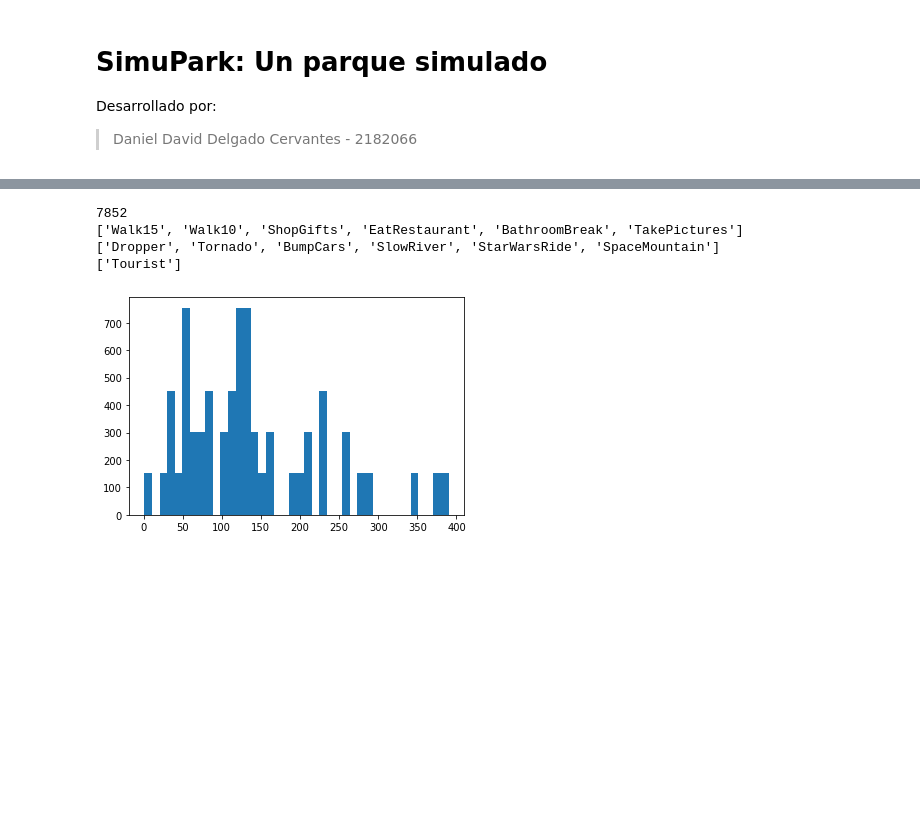
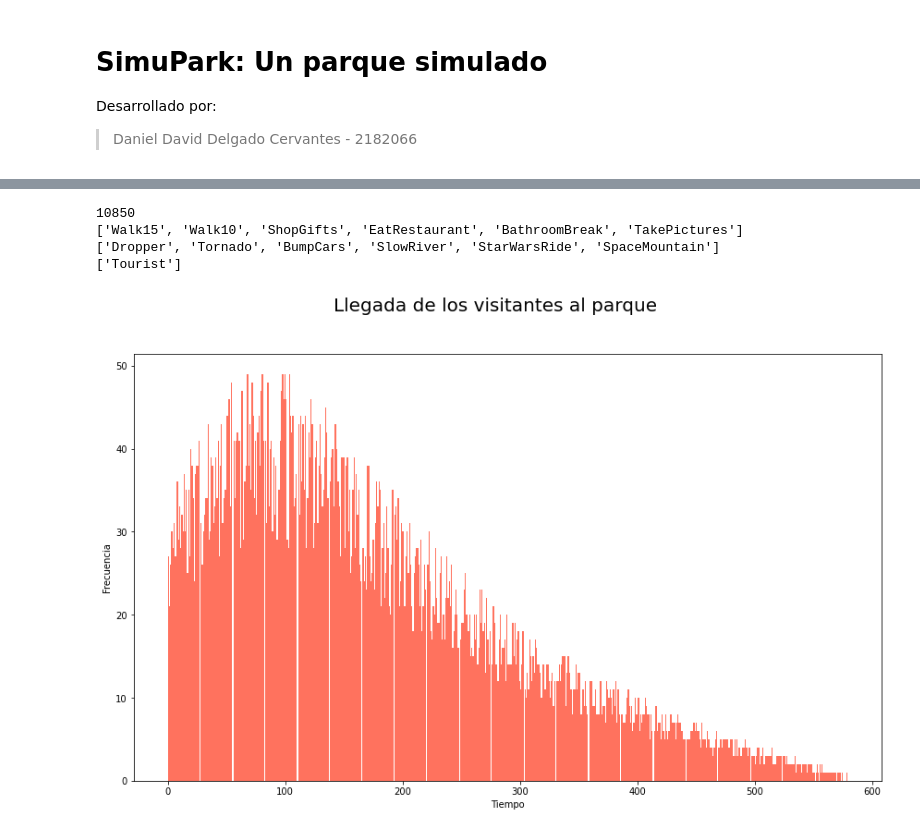
Before and after one commit to MrDahaniel/SimuPark, a Jupyter notebook: Parque.ipynb, the cells around one changed output, grey strips where cells are left out. Saved outputs shown, nothing was run; the diff lists cells and outputs as text; code cells hidden in the pictures; blank space fills up the shorter version.

```diff
--- a/Parque.ipynb
+++ b/Parque.ipynb
@@ -4,16 +4,21 @@
 Desarrollado por:
 > Daniel David Delgado Cervantes - 2182066
 # %%
-from matplotlib.pyplot import plot, hist
+from matplotlib.pyplot import plot, hist, gcf, figure, xlabel, ylabel
 import numpy as np
 from scipy.special import gamma, factorial
 import pandas as pd
 
+fig = gcf()
+fig.set_size_inches(14.5, 8.5)
 
 x = np.linspace(0, 11, 11*60)
-k = 3
-fn = lambda x, k: (np.power(x + 30/60, k-1) * np.exp(-x - 30/60) / gamma(k))
+k = 5
+fn = lambda x, k: (np.power(x + 30/60, k-1) * np.exp(-x - 30/60) / gamma(k)) - (x-10)/40
 print(sum(fn(x, k)))
 
-plot(x, fn(x,k));
+plot(x, fn(x,k), color='#ff725e')
+fig.suptitle('Llegada de los visitantes al parque', fontsize = 20)
+xlabel('Tiempo')
+ylabel('Densidad')
 # %% [output]
@@ -22,31 +38,25 @@ plot(x, fn(x,k));
 # %%
-from simuPark.park import Activity, Attraction, Park
-from simuPark.person import Person, Archetype
-import random
-
-# np.random.seed(41)
-
-park = Park(
-    function=fn
-)
-
-park.startDayBase(100000)
-
 print(len(park.guests))
 
 y = [guest.arrivalTime for guest in park.guests]
 
-hist(y, bins=40);
+fig = figure()
+fig.set_size_inches(14.5, 8.5)
+hist(y, color="#ff725e", bins=600);
+fig.suptitle('Llegada de los visitantes al parque', fontsize = 20)
+xlabel('Tiempo')
+ylabel('Frecuencia')
+
 
 print([i.name for i in park.activities])
 print([i.name for i in park.attractions])
 print([i.name for i in park.guestArchetypes])
 # %% [output]
-7852
+10850
 ['Walk15', 'Walk10', 'ShopGifts', 'EatRestaurant', 'BathroomBreak', 'TakePictures']
 ['Dropper', 'Tornado', 'BumpCars', 'SlowRiver', 'StarWarsRide', 'SpaceMountain']
 ['Tourist']
-[figure, old version]
+[figure, new version]
 # %%
 guestData = []
 columnName = [
```
Also changed, not shown: parts of 7 cells of this notebook, 3 other files.
